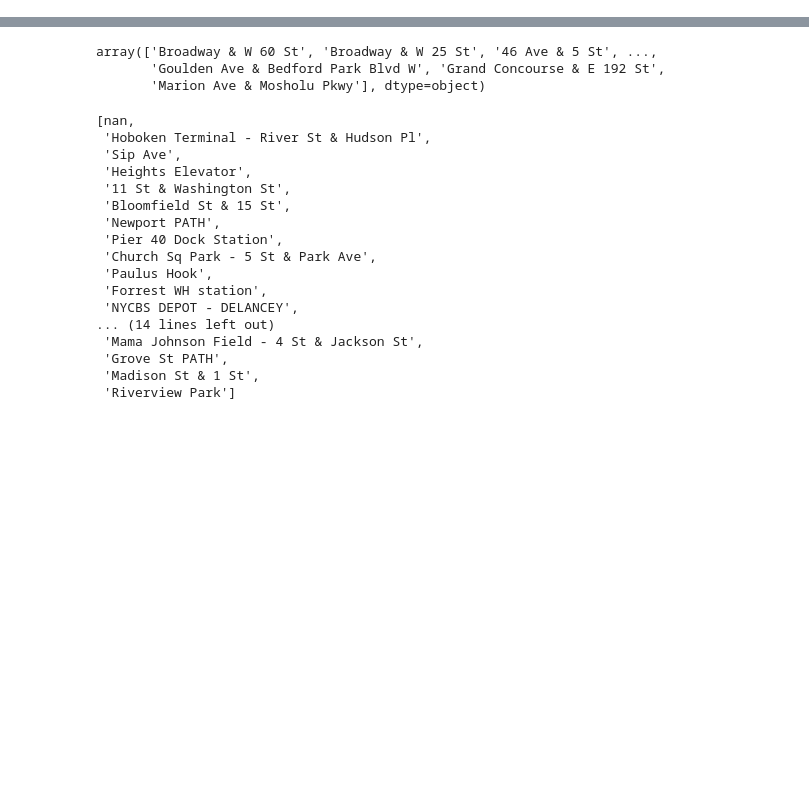
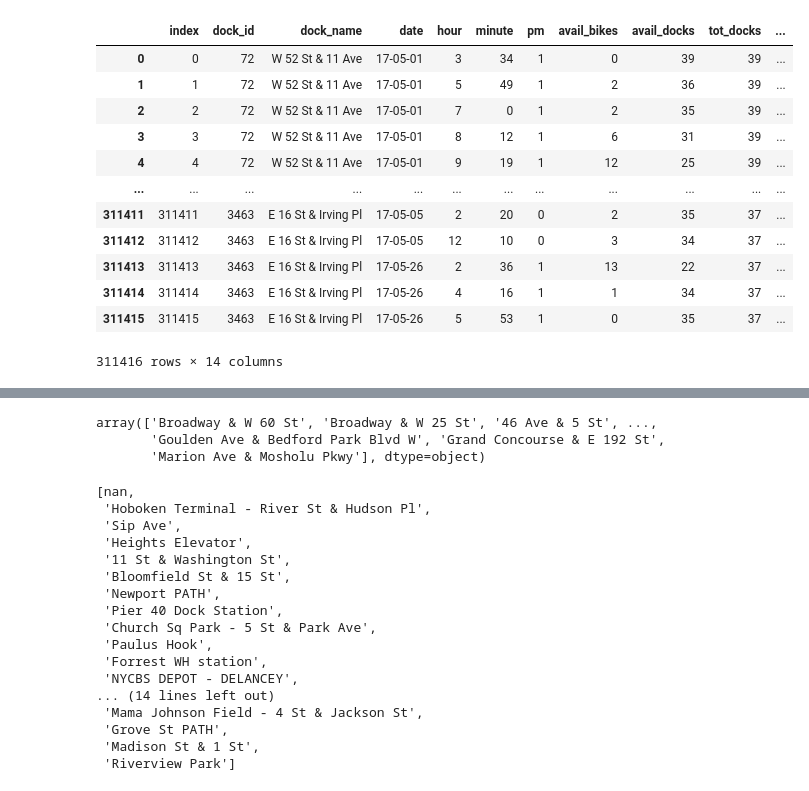
Before and after one commit to sheepesq/Final_Project, a Jupyter notebook: Citibike_project-Copy1.ipynb, the cells around one changed output, grey strips where cells are left out. Saved outputs shown, nothing was run; the diff lists cells and outputs as text; code cells hidden in the pictures; blank space fills up the shorter version.

```diff
--- a/Citibike_project-Copy1.ipynb
+++ b/Citibike_project-Copy1.ipynb
@@ -121,0 +135,16 @@ stations2019_df
+# %%
+stations2017_df
+# %% [output]
+|  | index | dock_id | dock_name | date | hour | minute | pm | avail_bikes | avail_docks | tot_docks | ... |
+| 0 | 0 | 72 | W 52 St & 11 Ave | 17-05-01 | 3 | 34 | 1 | 0 | 39 | 39 | ... |
+| 1 | 1 | 72 | W 52 St & 11 Ave | 17-05-01 | 5 | 49 | 1 | 2 | 36 | 39 | ... |
+| 2 | 2 | 72 | W 52 St & 11 Ave | 17-05-01 | 7 | 0 | 1 | 2 | 35 | 39 | ... |
+| 3 | 3 | 72 | W 52 St & 11 Ave | 17-05-01 | 8 | 12 | 1 | 6 | 31 | 39 | ... |
+| 4 | 4 | 72 | W 52 St & 11 Ave | 17-05-01 | 9 | 19 | 1 | 12 | 25 | 39 | ... |
+| ... | ... | ... | ... | ... | ... | ... | ... | ... | ... | ... | ... |
+| 311411 | 311411 | 3463 | E 16 St & Irving Pl | 17-05-05 | 2 | 20 | 0 | 2 | 35 | 37 | ... |
+| 311412 | 311412 | 3463 | E 16 St & Irving Pl | 17-05-05 | 12 | 10 | 0 | 3 | 34 | 37 | ... |
+| 311413 | 311413 | 3463 | E 16 St & Irving Pl | 17-05-26 | 2 | 36 | 1 | 13 | 22 | 37 | ... |
+| 311414 | 311414 | 3463 | E 16 St & Irving Pl | 17-05-26 | 4 | 16 | 1 | 1 | 34 | 37 | ... |
+| 311415 | 311415 | 3463 | E 16 St & Irving Pl | 17-05-26 | 5 | 53 | 1 | 0 | 35 | 37 | ... |
+311416 rows × 14 columns
```
Also changed, not shown: parts of 21 cells of this notebook.
